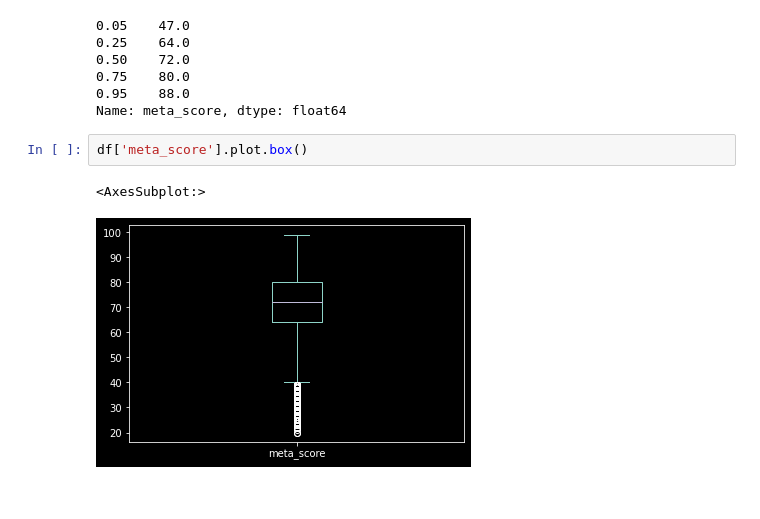
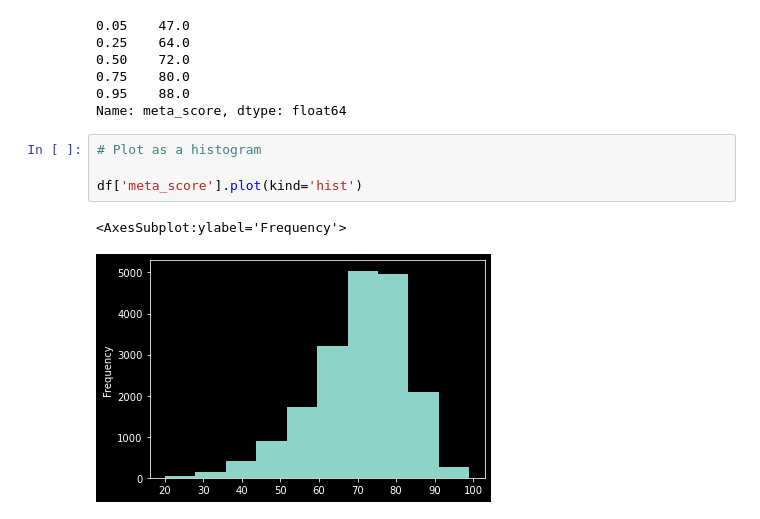
Before and after one commit to SavantLogics/vs_code, a Jupyter notebook: Jupyter/pandas_data_videoGames.ipynb, the cells around one changed output. Saved outputs shown, nothing was run; the diff lists cells and outputs as text.

```diff
--- a/Jupyter/pandas_data_videoGames.ipynb
+++ b/Jupyter/pandas_data_videoGames.ipynb
@@ -123,8 +111,10 @@ df['meta_score'].quantile([0.05, .25, .5, .75, .95])
 0.75    80.0
 0.95    88.0
 Name: meta_score, dtype: float64
-# %%
-df['meta_score'].plot.box()
-# %% [output]
-<AxesSubplot:>
-[figure, removed]
+# %%
+# Plot as a histogram
+
+df['meta_score'].plot(kind='hist')
+# %% [output]
+<AxesSubplot:ylabel='Frequency'>
+[figure, added]
```
Also changed, not shown: parts of 4 cells of this notebook.
